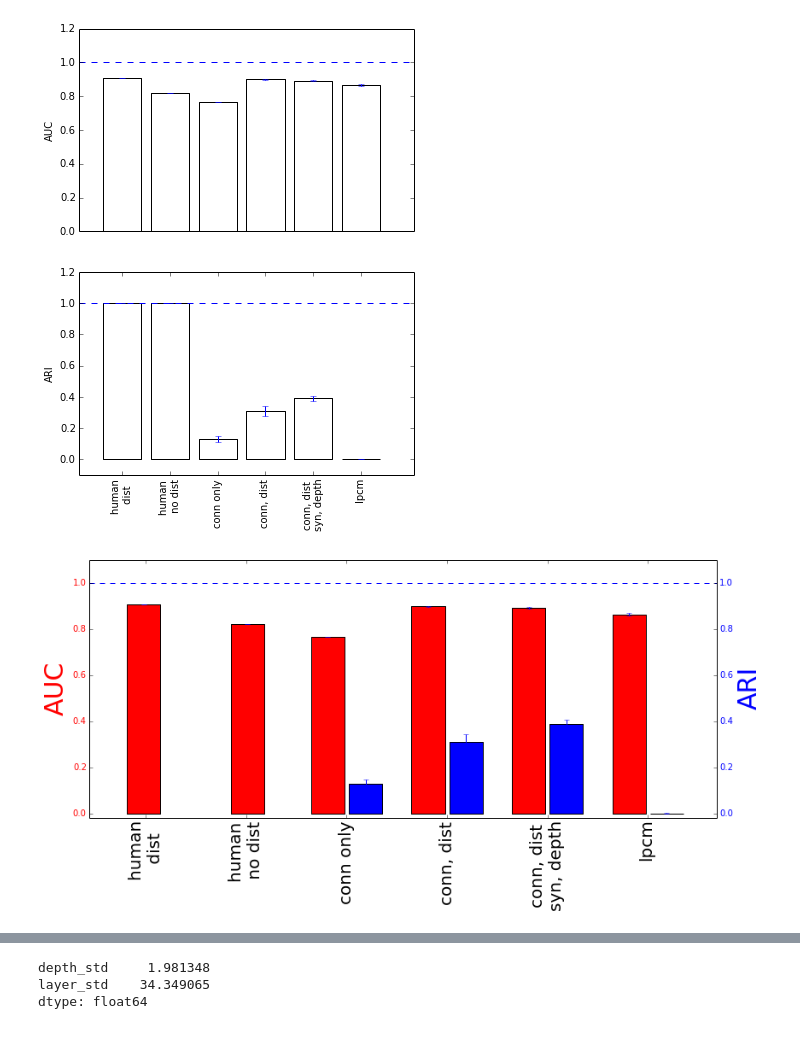
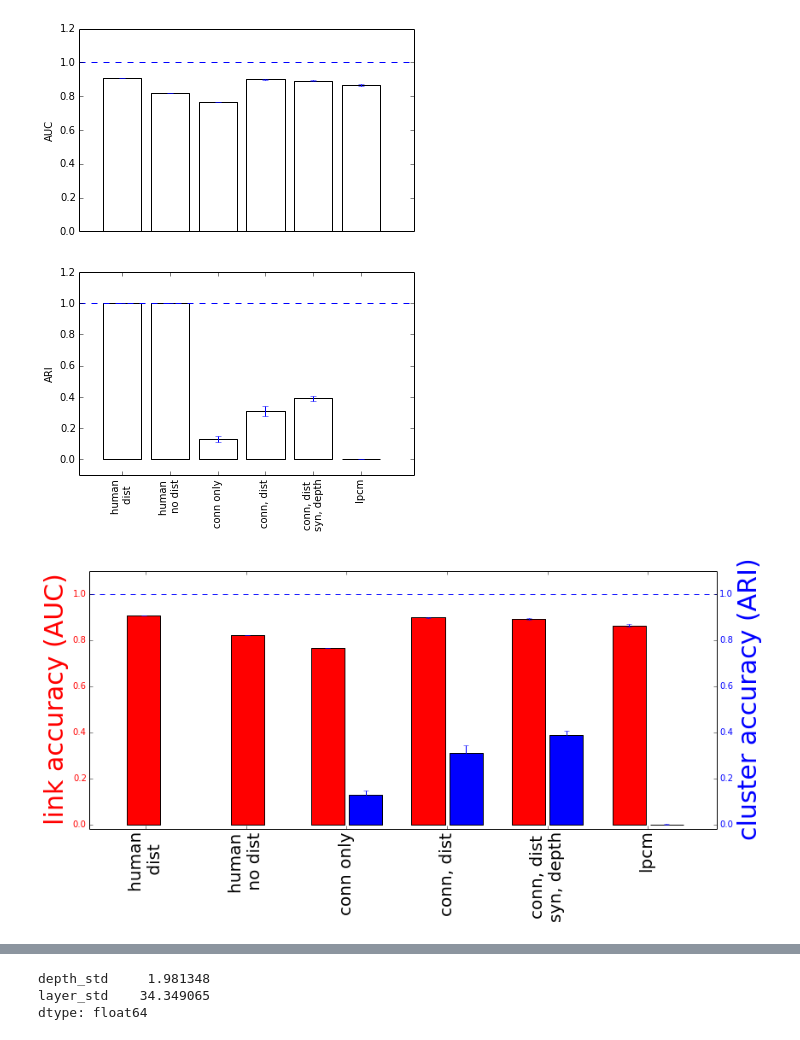
Before and after one commit to ericmjonas/connectodiscovery, a Jupyter notebook: compare all methods.ipynb, the cells around one changed output, grey strips where cells are left out. Saved outputs shown, nothing was run; the diff lists cells and outputs as text; code cells hidden in the pictures.

Commit message:
marginal attempt to plot more stuff

```diff
--- a/compare all methods.ipynb
+++ b/compare all methods.ipynb
@@ -193,36 +193,36 @@ bar_space = 2.4
 bar_width = 0.8
 bpos = np.arange(len(keys))*bar_space + 0.5
 bpos[0] += bar_width*0.5
 bpos[1] += bar_width*0.6
 rects1 = ax1.bar(bpos, vals, bar_width, color='r', yerr=vals_error)
 
 
 ari_vals = [ np.mean(d_bb['ari']), np.mean(d_ld['ari']), np.mean(d_srm['ari']), np.mean(df_vb['ari'])]
 ari_vals_error = [np.std(d_bb['ari']), np.std(d_ld['ari']), np.std(d_srm['ari']), np.std(df_vb['ari'])]
 ax2 = ax1.twinx()
 bpos = np.arange(len(keys))*bar_space + bar_width + 0.1  + 0.5
 rects1 = ax2.bar(bpos[2:],
                  ari_vals, bar_width,  color='b', yerr=ari_vals_error)
 
 ax1.set_ylim(-0.02, 1.1)
 ax2.set_ylim(-0.02, 1.1)
 
 ax1.axhline(1.0, linestyle='--')
 ax1.set_xticks(np.arange(len(keys)) * bar_space + bar_width + 0.55)
 ax1.set_xticklabels(keys, rotation=90, fontsize=20)
 ax1.set_xlim(0, 15)
 
-ax2.set_ylabel('ARI', color='b', fontsize=30)
+ax2.set_ylabel('cluster accuracy (ARI)', color='b', fontsize=30)
 for tl in ax2.get_yticklabels():
     tl.set_color('b')
 
-ax1.set_ylabel('AUC', color='R', fontsize=30)
+ax1.set_ylabel('link accuracy (AUC)', color='R', fontsize=30)
 for tl in ax1.get_yticklabels():
     tl.set_color('r')
 fig.tight_layout()
 fig.savefig("allmethods.ari_auc.pdf")
 # %% [output]
-[figure, old version]
+[figure, new version]
 # %%
 # compute the best chain :
 a = d_srm.reset_index()
```
Also changed, not shown: 7 other files.
